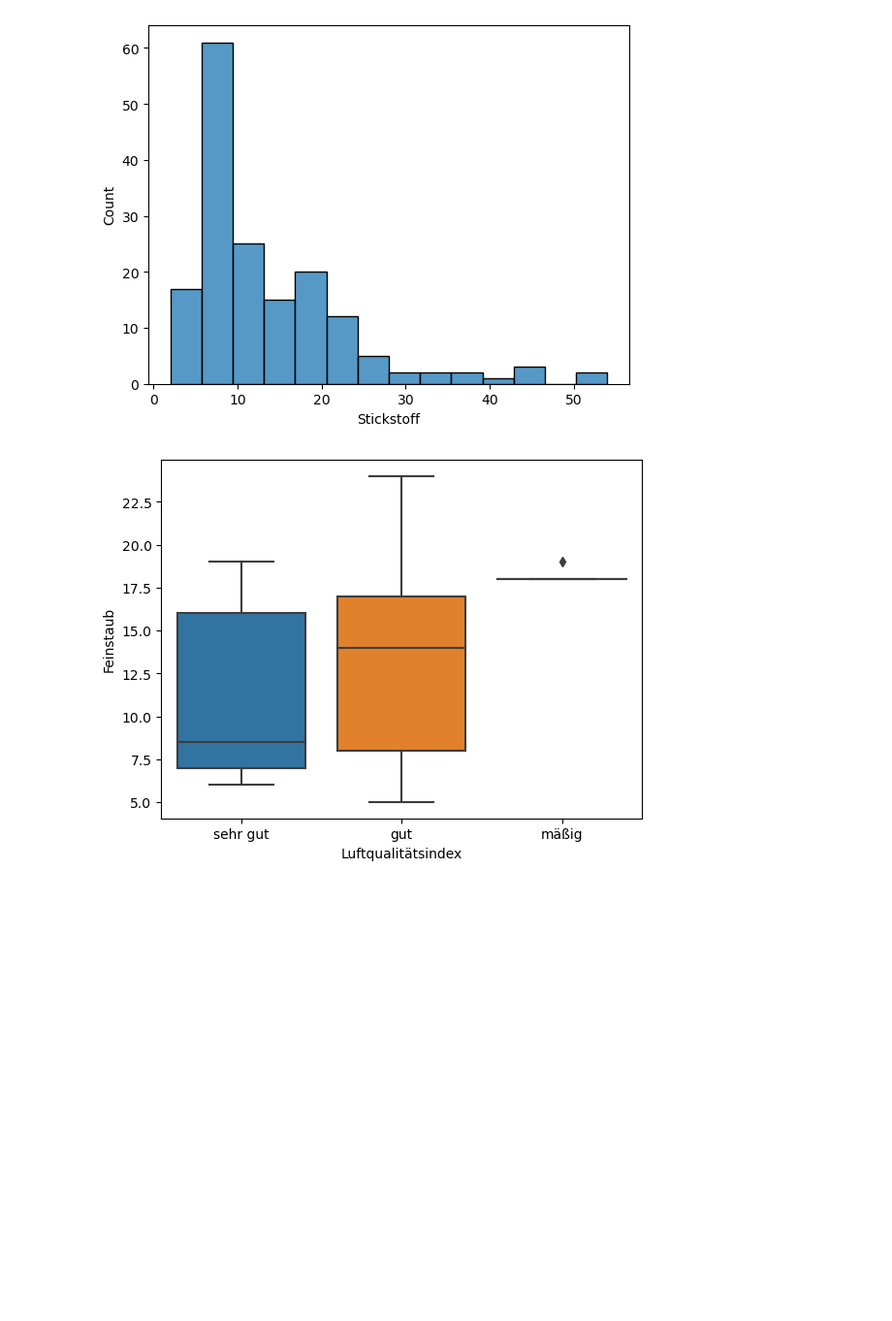
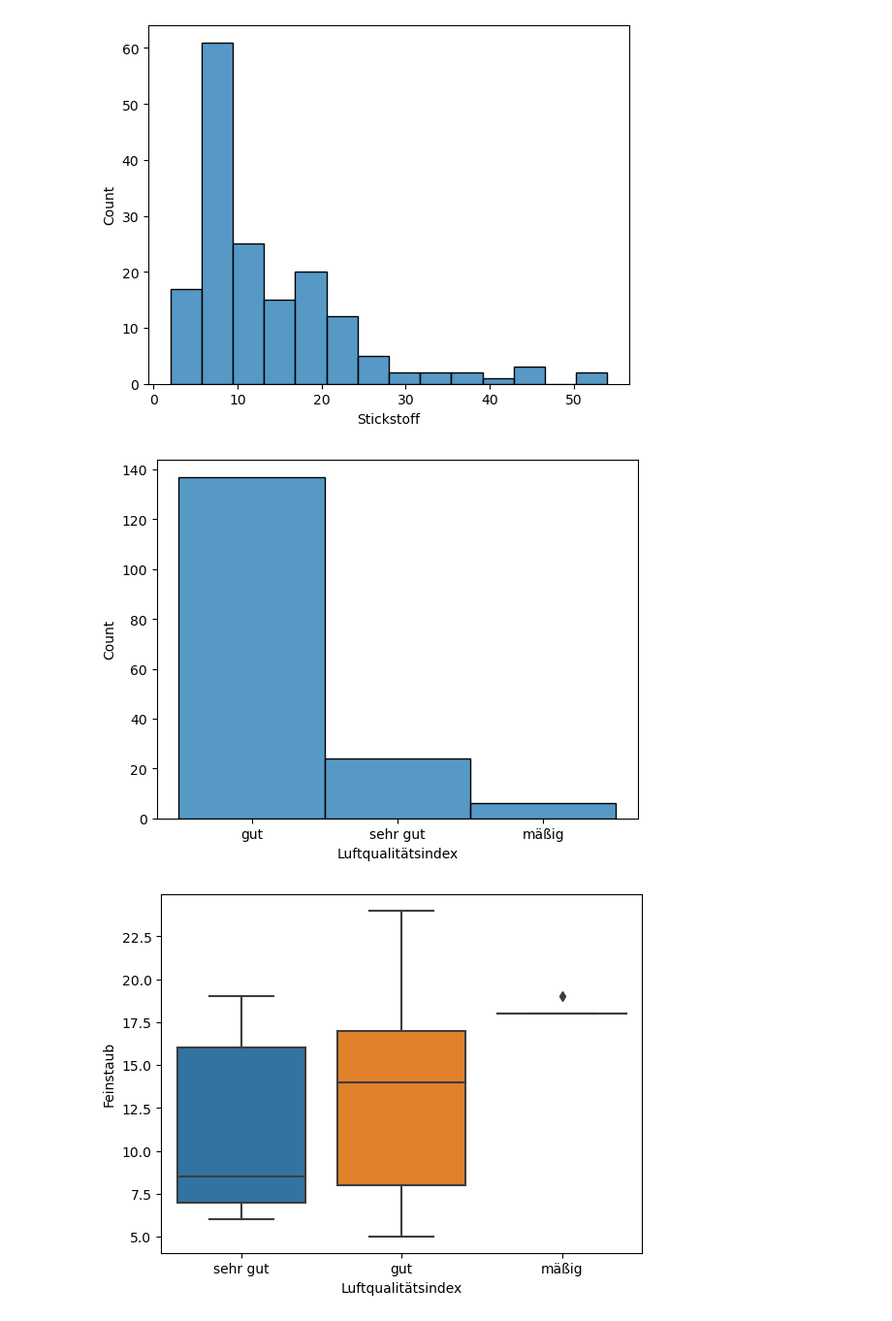
Before and after one commit to hh-group-14-st23/marathon-data-project, a Jupyter notebook: air_quality_data_analysis.ipynb, the cells around one changed output. Shown at 97% size. Drawn from its saved outputs; the diff is of its cells as text; code cells hidden in the pictures; blank space fills up the shorter version.

Commit message:
added histogram for air quality index

```diff
--- a/air_quality_data_analysis.ipynb
+++ b/air_quality_data_analysis.ipynb
@@ -243,6 +243,11 @@ sns.histplot(data=df_marathon, x='Stickstoff')
 plt.show()
 # %% [output]
 [figure]
+# %%
+sns.histplot(data=df_marathon, x='Luftqualitätsindex')
+plt.show()
+# %% [output]
+[figure, added]
 # %%
 sns.boxplot(data=df_marathon, x='Luftqualitätsindex', y='Feinstaub', order= ['sehr gut', 'gut', 'mäßig'])
 plt.show()
```
